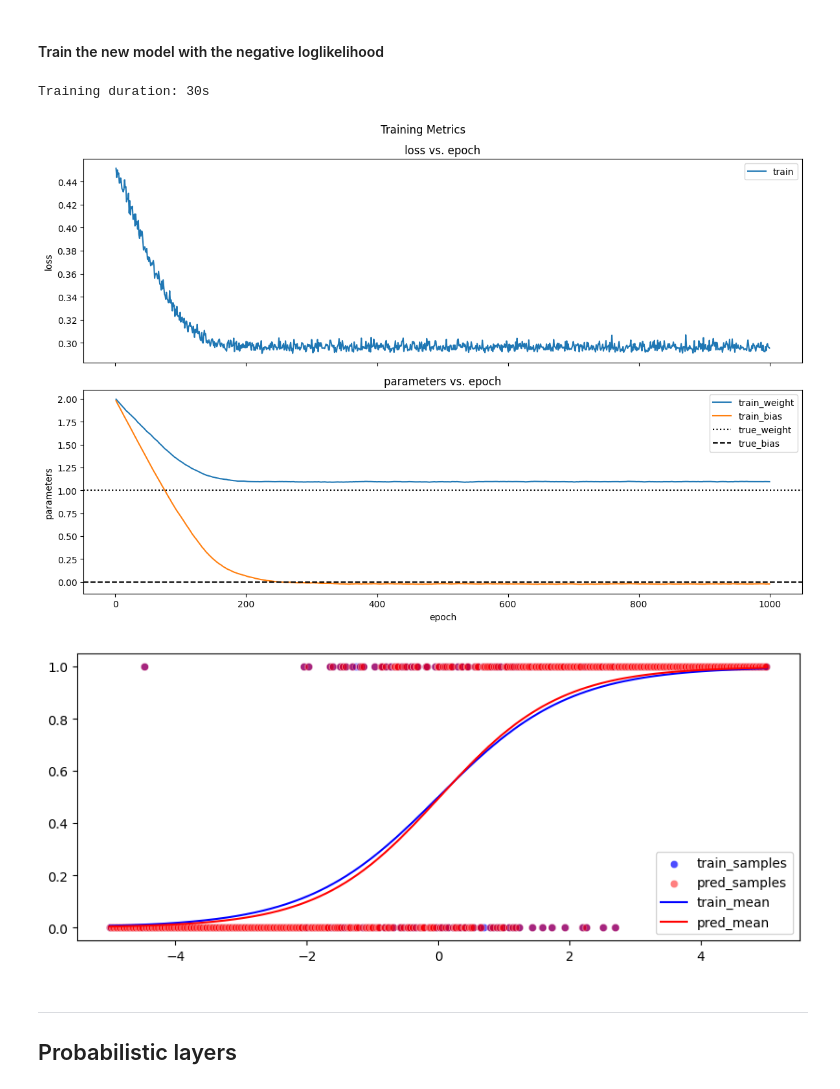
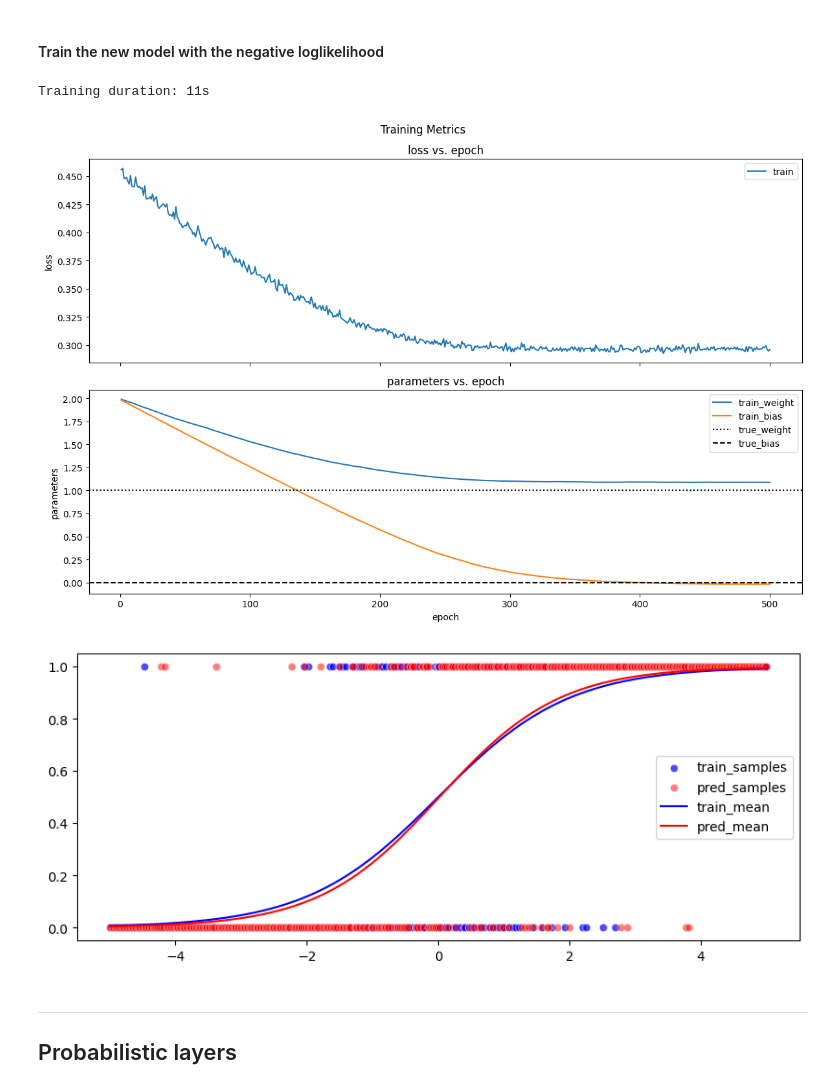
Before and after one commit to MengOonLee/Deep_learning, a Jupyter notebook: TensorFlow/Probabilistic/Bayesian/Bayesian.ipynb, the cells around one changed output. Drawn from its saved outputs; the diff is of its cells as text; code cells hidden in the pictures.

```diff
--- a/TensorFlow/Probabilistic/Bayesian/Bayesian.ipynb
+++ b/TensorFlow/Probabilistic/Bayesian/Bayesian.ipynb
@@ -52,7 +52,7 @@ mean_train = sampling_model(inputs=x_train).mean()
 
 ds_train = tf.data.Dataset.from_tensor_slices(tensors=(x_train, y_train))
 ds_train = ds_train.cache().shuffle(buffer_size=len(y_train))
-ds_train = ds_train.batch(batch_size=32).prefetch(buffer_size=tf.data.AUTOTUNE)
+ds_train = ds_train.batch(batch_size=64).prefetch(buffer_size=tf.data.AUTOTUNE)
 
 # Plot the data and the mean of the distribution
 plt.figure(figsize=(10, 4))
@@ -156,7 +156,7 @@ import seaborn as sns
 
 # Train model, record weights after each epoch
 start_time = time.time()
-num_epochs = 1000
+num_epochs = 500
 history = []
 for _ in range(num_epochs):
     for x, y in ds_train:
@@ -177,37 +177,37 @@ sns.lineplot(ax=axes[0], data=df_history, label="train",
     x="epoch", y="train_loss")
 axes[0].legend(loc="best")
 axes[0].set_ylabel(ylabel="loss")
 axes[0].set_title(label="loss vs. epoch")
 # Plot the model weights as they train, converging to the correct values
 for m in ["weight", "bias"]:
     sns.lineplot(ax=axes[1], data=df_history, label=f"train_{m}",
         x="epoch", y=f"train_{m}")
 axes[1].set_xlabel(xlabel="epoch")
 axes[1].set_ylabel(ylabel="parameters")
 axes[1].set_title(label=f"parameters vs. epoch")
 axes[1].axhline(y=1, label="true_weight", color="k", linestyle=":")
 axes[1].axhline(y=0, label="true_bias", color="k", linestyle="--")
 axes[1].legend(loc="best")
 fig.tight_layout()
 plt.show()
 
-y_pred = training_model.predict(x=x_train, verbose=0)
+y_pred = training_model(inputs=x_train)
 mean_pred = training_model(inputs=x_train).mean()
 
 plt.figure(figsize=(10, 4))
 sns.scatterplot(x=x_train[:, 0], y=y_train[:, 0],
     color="blue", alpha=0.7, label="train_samples")
 sns.scatterplot(x=x_train[:, 0], y=y_pred[:, 0],
     color="red", alpha=0.5, label="pred_samples")
 sns.lineplot(x=x_train[:, 0], y=mean_train[:, 0],
     color="blue", label="train_mean")
 sns.lineplot(x=x_train[:, 0], y=mean_pred[:, 0],
     color="red", label="pred_mean")
 plt.show()
 # %% [output]
-Training duration: 30s
+Training duration: 11s
-[figure, old version]
+[figure, new version]
-[figure, old version]
+[figure, new version]
 # %% [markdown]
 ***
 <a id="coding_tutorial_2"></a>
```
Also changed, not shown: parts of 1 cell of this notebook.
